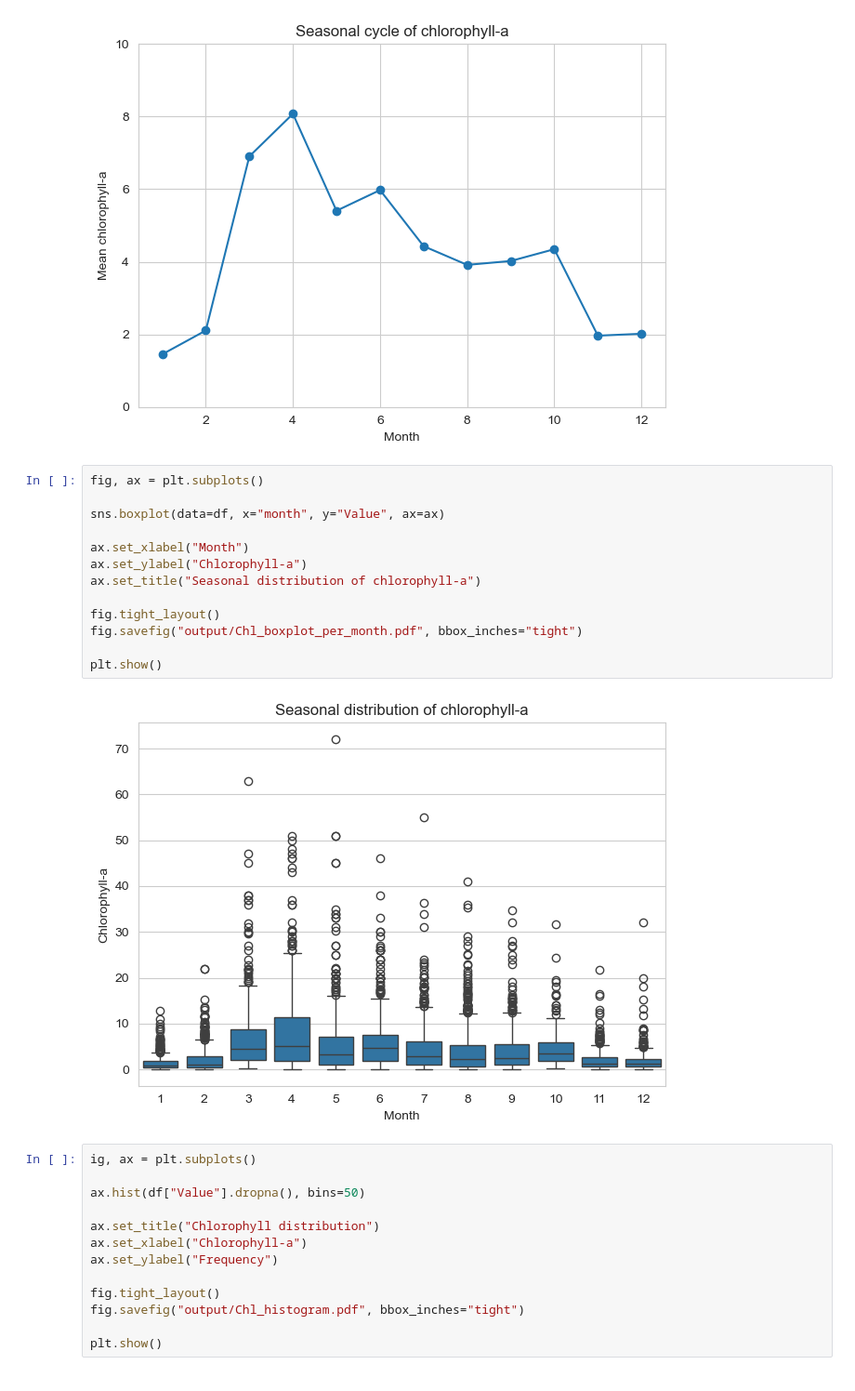
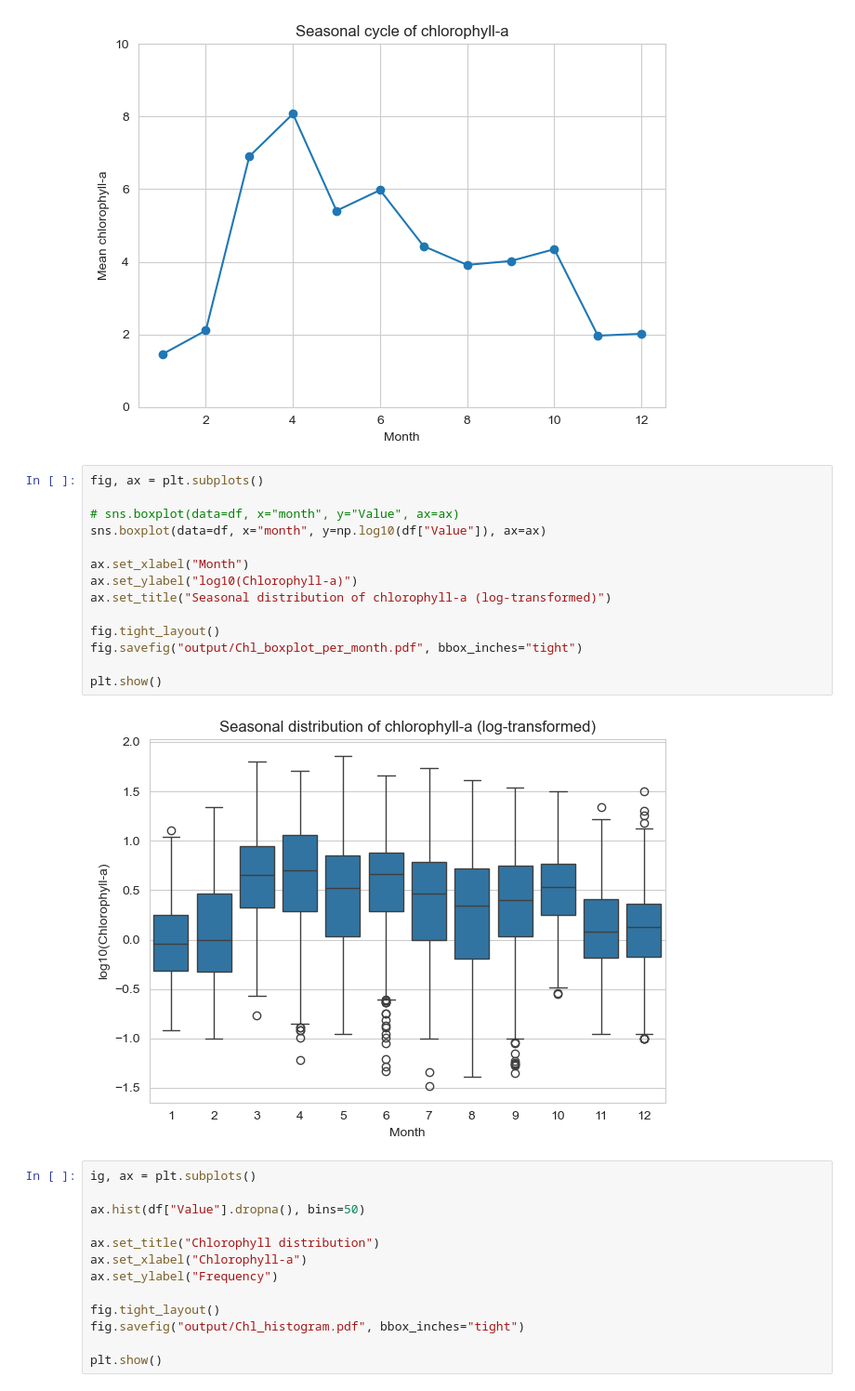
Before and after one commit to Luc1405/SSML, a Jupyter notebook: DataExploration.ipynb, the cells around one changed output. Shown at 93% size. Saved outputs shown, nothing was run; the diff lists cells and outputs as text.

```diff
--- a/DataExploration.ipynb
+++ b/DataExploration.ipynb
@@ -185,18 +185,19 @@ plt.show()
 # %%
 fig, ax = plt.subplots()
 
-sns.boxplot(data=df, x="month", y="Value", ax=ax)
+# sns.boxplot(data=df, x="month", y="Value", ax=ax)
+sns.boxplot(data=df, x="month", y=np.log10(df["Value"]), ax=ax)
 
 ax.set_xlabel("Month")
-ax.set_ylabel("Chlorophyll-a")
-ax.set_title("Seasonal distribution of chlorophyll-a")
+ax.set_ylabel("log10(Chlorophyll-a)")
+ax.set_title("Seasonal distribution of chlorophyll-a (log-transformed)")
 
 fig.tight_layout()
 fig.savefig("output/Chl_boxplot_per_month.pdf", bbox_inches="tight")
 
 plt.show()
 # %% [output]
-[figure, old version]
+[figure, new version]
 # %%
 ig, ax = plt.subplots()
 
```
Also changed, not shown: parts of 4 cells of this notebook, 1 other file.
